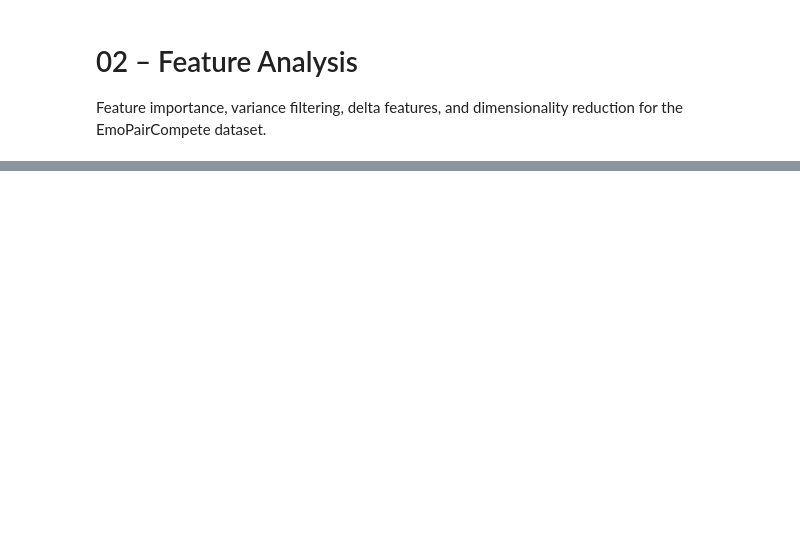
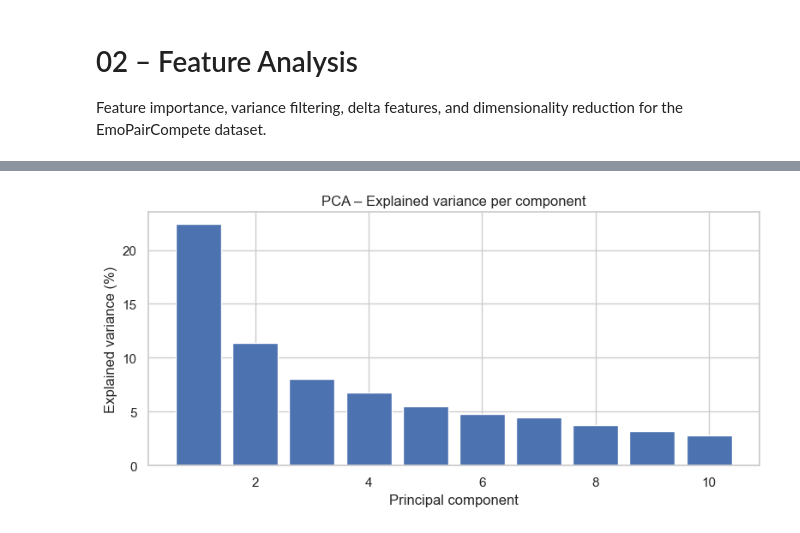
Before and after one commit to bodvarsdottirkristin/cda-case-2, a Jupyter notebook: notebooks/02_feature_analysis.ipynb, the cells around one changed output, grey strips where cells are left out. Drawn from its saved outputs; the diff is of its cells as text; code cells hidden in the pictures; blank space fills up the shorter version.

Commit message:
fixing imports of data

```diff
--- a/notebooks/02_feature_analysis.ipynb
+++ b/notebooks/02_feature_analysis.ipynb
@@ -40,0 +22,13 @@ delta_df[delta_cols].describe()
+# %%
+# Load all CSV files — column names are read directly from each file's header
+data_dir = Path('../data/raw/data')
+
+csv_files = glob.glob(str(data_dir / '**/*.csv'), recursive=True)
+dfs = {}
+for f in sorted(csv_files):
+    key = Path(f).stem
+    dfs[key] = pd.read_csv(f, index_col=0)
+    print(f"{Path(f).relative_to(data_dir)}  →  {dfs[key].shape}")
+
+df = dfs['HR_data'].dropna()
+print(f'\nDataset after dropping missing: {df.shape[0]} rows, {df.shape[1]} columns')
@@ -40,0 +53,10 @@ delta_df[delta_cols].describe()
+# %%
+# Identify biosignal columns dynamically — numeric, excluding metadata
+meta_cols = ['Round', 'Phase', 'Individual', 'Puzzler', 'Cohort']
+numeric_cols = df.select_dtypes(include='number').columns.tolist()
+biosignal_cols = [c for c in numeric_cols if c not in meta_cols]
+
+# Variance-based feature selection
+variances = df[biosignal_cols].var()
+high_var_cols = variances[variances > 0.01].index.tolist()
+print(f'Features passing variance threshold: {len(high_var_cols)}')
@@ -41,16 +97,18 @@ delta_df[delta_cols].describe()
 # %%
 # PCA on normalised biosignal features
-df_norm = normalise_features(df, high_var_cols)
-X = df_norm[high_var_cols].dropna()
+X = df[high_var_cols].dropna()
+X_scaled = StandardScaler().fit_transform(X)
 
 pca = PCA(n_components=10)
-components = pca.fit_transform(X)
+pca.fit(X_scaled)
 
 plt.figure(figsize=(8, 4))
 plt.bar(range(1, 11), pca.explained_variance_ratio_ * 100)
 plt.xlabel('Principal component')
 plt.ylabel('Explained variance (%)')
 plt.title('PCA – Explained variance per component')
 plt.tight_layout()
 plt.savefig('../results/figures/pca_variance.png', dpi=150)
 plt.show()
+# %% [output]
+[figure, added]
```
Also changed, not shown: parts of 7 cells of this notebook, 7 other files.
